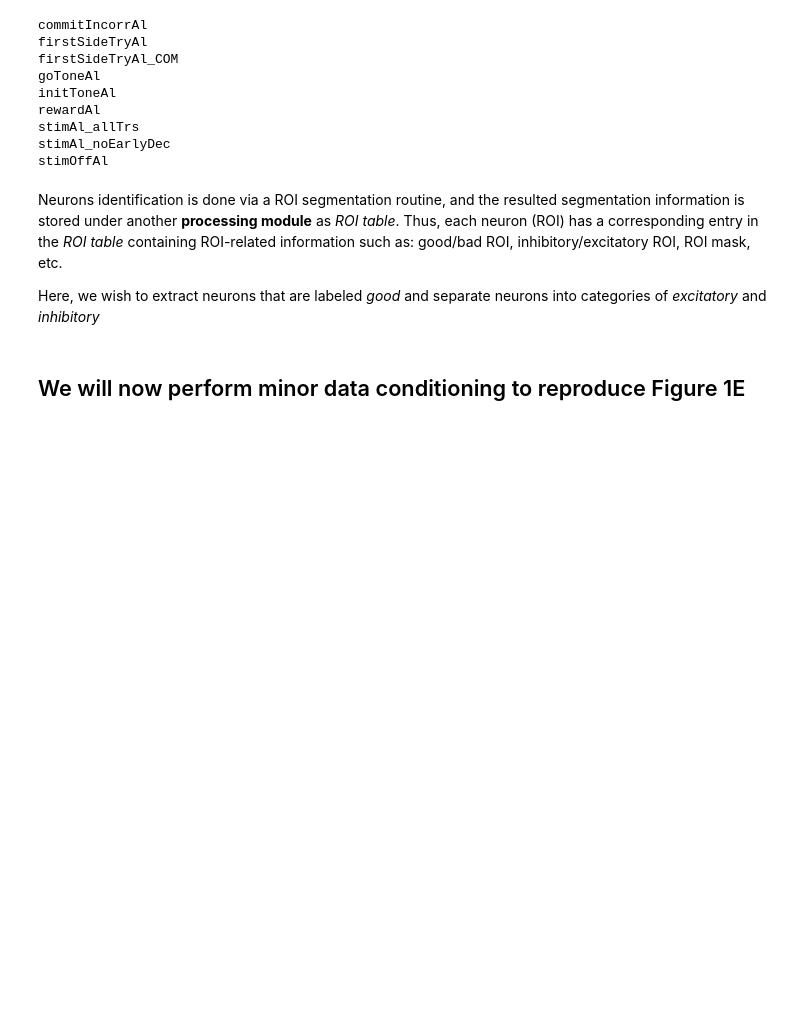
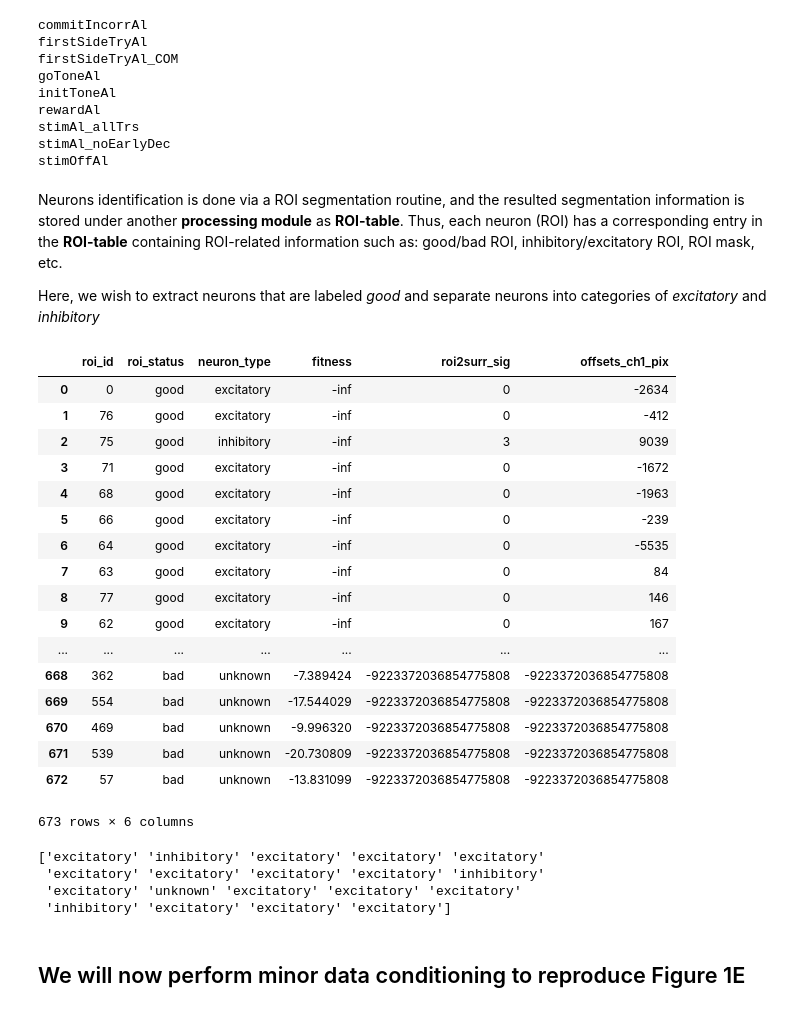
Before and after one commit to datajoint-company/najafi-2018-nwb, a Jupyter notebook: notebooks/NWB2.0_Tutorial.ipynb, the cells around one changed output. Saved outputs shown, nothing was run; the diff lists cells and outputs as text; code cells hidden in the pictures; blank space fills up the shorter version.

```diff
--- a/notebooks/NWB2.0_Tutorial.ipynb
+++ b/notebooks/NWB2.0_Tutorial.ipynb
@@ -56,6 +58,6 @@ def get_trialsegmented_data(event_name, pre_stim_dur, post_stim_dur, roi_series)
     ix = np.logical_and(tvec >= pre_stim_dur, tvec <= post_stim_dur)
     return data[:, ix, :], tvec[ix]
 # %% [markdown]
-Neurons identification is done via a ROI segmentation routine, and the resulted segmentation information is stored under another **processing module** as *ROI table*. Thus, each neuron (ROI) has a corresponding entry in the *ROI table* containing ROI-related information such as: good/bad ROI, inhibitory/excitatory ROI, ROI mask, etc.
+Neurons identification is done via a ROI segmentation routine, and the resulted segmentation information is stored under another **processing module** as **ROI-table**. Thus, each neuron (ROI) has a corresponding entry in the **ROI-table** containing ROI-related information such as: good/bad ROI, inhibitory/excitatory ROI, ROI mask, etc.
 
 Here, we wish to extract neurons that are labeled *good* and separate neurons into categories of *excitatory* and *inhibitory*
@@ -62,9 +70,42 @@ Here, we wish to extract neurons that are labeled *good* and separate neurons in
+# %%
+# Visualizing the ROI-table
+roi_colums = roi_table.colnames
+roi_table_df = {}
+for c in roi_colums:
+    if c == 'image_mask':
+        continue
+    roi_table_df[c] = roi_table.get(c).data if type(roi_table.get(c).data) is np.ndarray else roi_table.get(c).data.value
+roi_table_df = pd.DataFrame(roi_table_df)
+roi_table_df
+# %% [output]
+|  | roi_id | roi_status | neuron_type | fitness | roi2surr_sig | offsets_ch1_pix |
+| 0 | 0 | good | excitatory | -inf | 0 | -2634 |
+| 1 | 76 | good | excitatory | -inf | 0 | -412 |
+| 2 | 75 | good | inhibitory | -inf | 3 | 9039 |
+| 3 | 71 | good | excitatory | -inf | 0 | -1672 |
+| 4 | 68 | good | excitatory | -inf | 0 | -1963 |
+| 5 | 66 | good | excitatory | -inf | 0 | -239 |
+| 6 | 64 | good | excitatory | -inf | 0 | -5535 |
+| 7 | 63 | good | excitatory | -inf | 0 | 84 |
+| 8 | 77 | good | excitatory | -inf | 0 | 146 |
+| 9 | 62 | good | excitatory | -inf | 0 | 167 |
+| ... | ... | ... | ... | ... | ... | ... |
+| 668 | 362 | bad | unknown | -7.389424 | -9223372036854775808 | -9223372036854775808 |
+| 669 | 554 | bad | unknown | -17.544029 | -9223372036854775808 | -9223372036854775808 |
+| 670 | 469 | bad | unknown | -9.996320 | -9223372036854775808 | -9223372036854775808 |
+| 671 | 539 | bad | unknown | -20.730809 | -9223372036854775808 | -9223372036854775808 |
+| 672 | 57 | bad | unknown | -13.831099 | -9223372036854775808 | -9223372036854775808 |
+673 rows × 6 columns
 # %%
 # Obtain inh/exc status of the ROI
-roi_tcourse = roi_series.get('initToneAl')
-good_roi_mask = roi_tcourse.rois.data
-roi_table = roi_tcourse.rois.table
 neuron_type = roi_table.get('neuron_type').data[good_roi_mask]
+# Display neuron_type for ease of visualization
+print(neuron_type[1:20])
+# %% [output]
+['excitatory' 'inhibitory' 'excitatory' 'excitatory' 'excitatory'
+ 'excitatory' 'excitatory' 'excitatory' 'excitatory' 'inhibitory'
+ 'excitatory' 'unknown' 'excitatory' 'excitatory' 'excitatory'
+ 'inhibitory' 'excitatory' 'excitatory' 'excitatory']
 # %% [markdown]
 ## We will now perform minor data conditioning to reproduce Figure 1E
 # %% [markdown]
```
Also changed, not shown: parts of 6 cells of this notebook, 1 other file.
